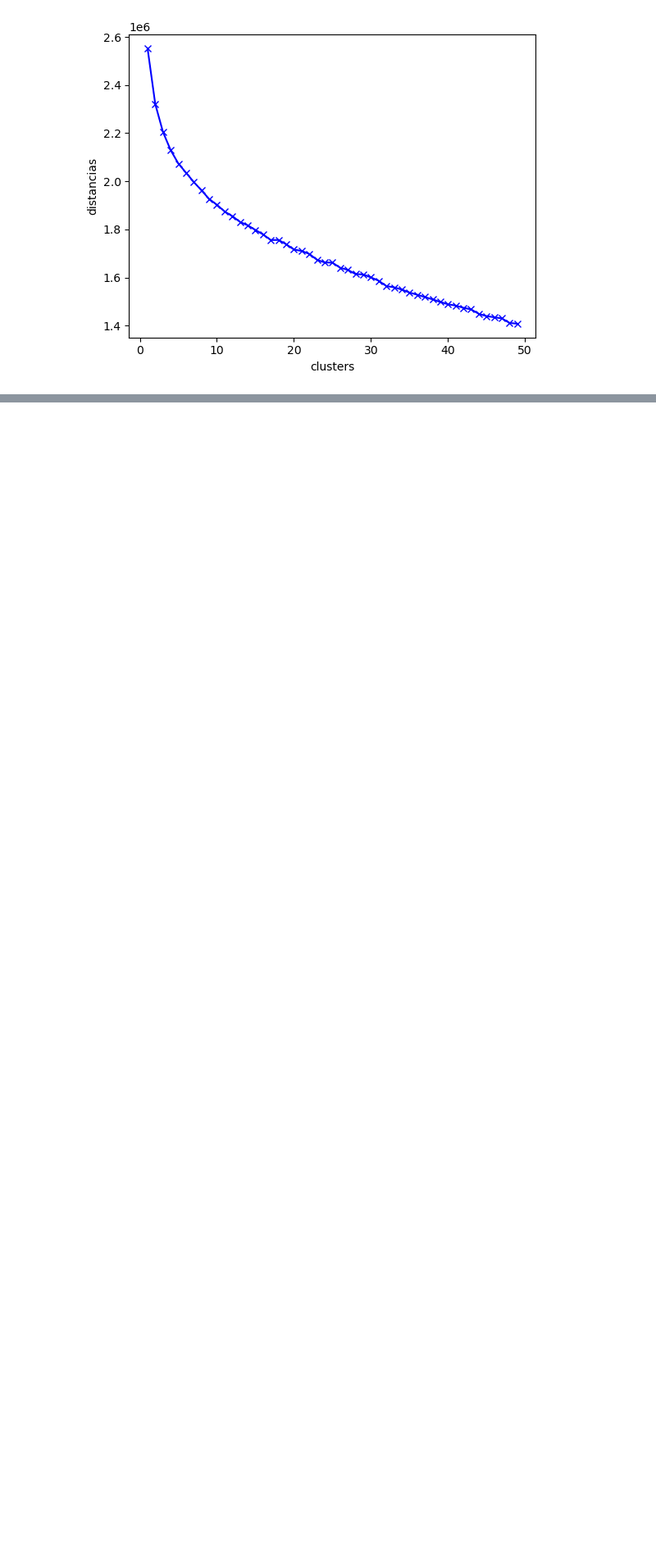
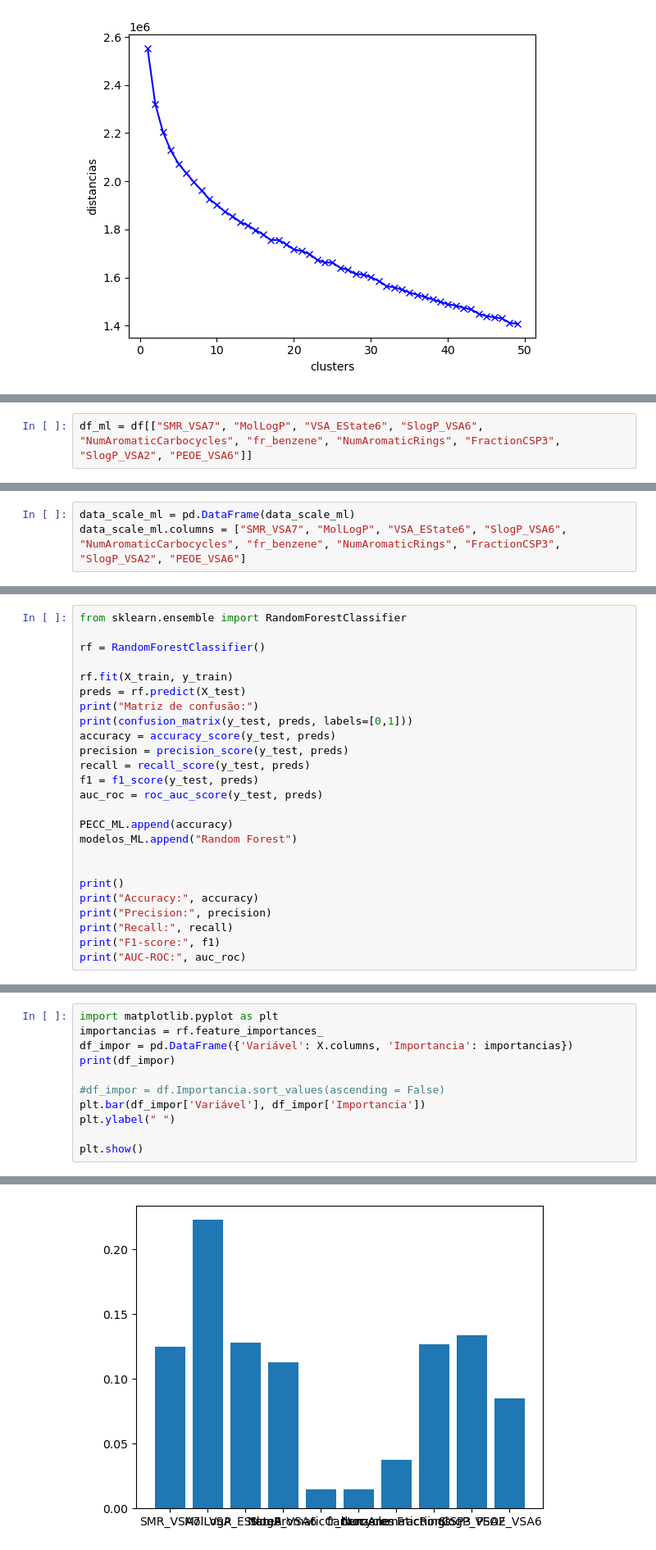
Before and after one commit to tiagosilva4455/TrabalhoExtracaoCBB, a Jupyter notebook: Trabalho_extração_python/Python_CBB.ipynb, the cells around one changed output, grey strips where cells are left out. Shown at 82% size. Saved outputs shown, nothing was run; the diff lists cells and outputs as text; blank space fills up the shorter version.

```diff
--- a/Trabalho_extração_python/Python_CBB.ipynb
+++ b/Trabalho_extração_python/Python_CBB.ipynb
@@ -1126,0 +1123,2 @@ plt.show()
+# %%
+df_ml = df[["SMR_VSA7", "MolLogP", "VSA_EState6", "SlogP_VSA6", "NumAromaticCarbocycles", "fr_benzene", "NumAromaticRings", "FractionCSP3", "SlogP_VSA2", "PEOE_VSA6"]]
@@ -1126,0 +1166,3 @@ plt.show()
+# %%
+data_scale_ml = pd.DataFrame(data_scale_ml)
+data_scale_ml.columns = ["SMR_VSA7", "MolLogP", "VSA_EState6", "SlogP_VSA6", "NumAromaticCarbocycles", "fr_benzene", "NumAromaticRings", "FractionCSP3", "SlogP_VSA2", "PEOE_VSA6"]
@@ -1126,0 +1321,25 @@ plt.show()
+# %%
+from sklearn.ensemble import RandomForestClassifier
+
+rf = RandomForestClassifier()
+
+rf.fit(X_train, y_train)
+preds = rf.predict(X_test)
+print("Matriz de confusão:")
+print(confusion_matrix(y_test, preds, labels=[0,1]))
+accuracy = accuracy_score(y_test, preds)
+precision = precision_score(y_test, preds)
+recall = recall_score(y_test, preds)
+f1 = f1_score(y_test, preds)
+auc_roc = roc_auc_score(y_test, preds)
+
+PECC_ML.append(accuracy)
+modelos_ML.append("Random Forest")
+
+
+print()
+print("Accuracy:", accuracy)
+print("Precision:", precision)
+print("Recall:", recall)
+print("F1-score:", f1)
+print("AUC-ROC:", auc_roc)
@@ -1126,0 +1591,12 @@ plt.show()
+# %%
+import matplotlib.pyplot as plt
+importancias = rf.feature_importances_
+df_impor = pd.DataFrame({'Variável': X.columns, 'Importancia': importancias})
+print(df_impor)
+
+#df_impor = df.Importancia.sort_values(ascending = False)
+plt.bar(df_impor['Variável'], df_impor['Importancia'])
+plt.ylabel(" ")
+
+plt.show()
+# %% [output]
@@ -1126,0 +1614 @@ plt.show()
+[figure, added]
```
Also changed, not shown: parts of 43 cells of this notebook.
